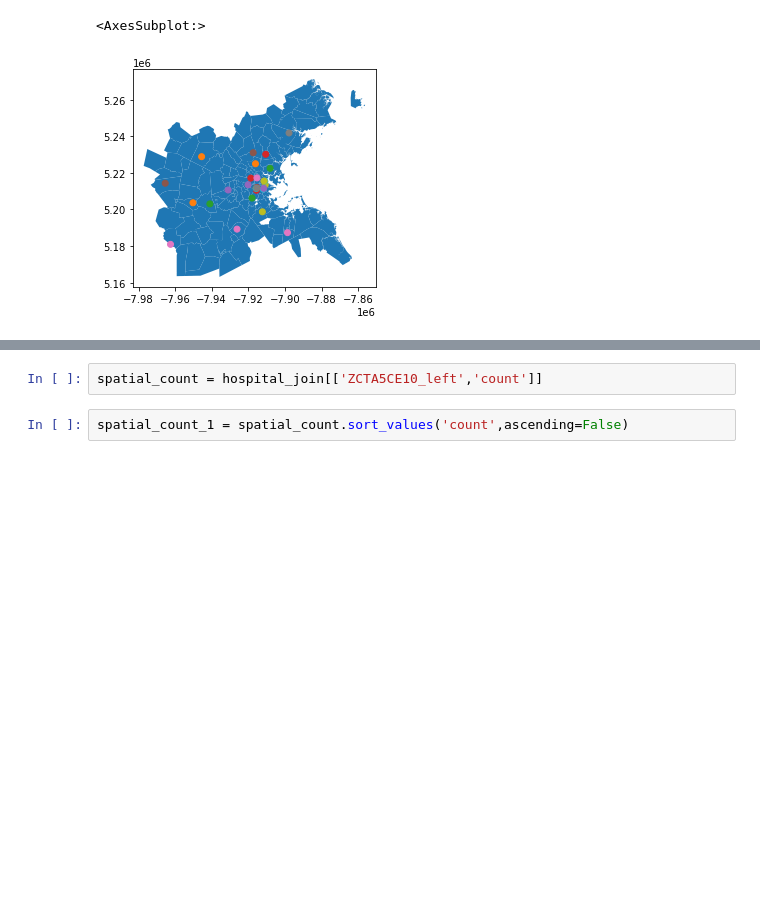
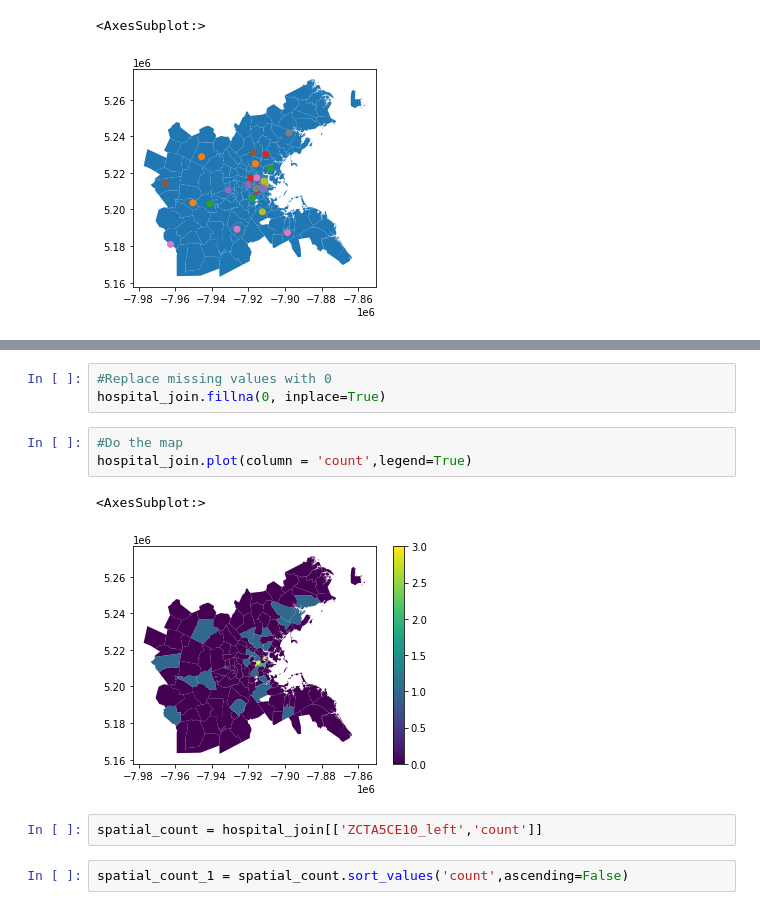
Before and after one commit to zhining-sun/UEP239-FinalProject, a Jupyter notebook: FinalProject_ZhiningSun.ipynb, the cells around one changed output, grey strips where cells are left out. Cells and saved outputs as stored; diff of their text form; blank space fills up the shorter version.

```diff
--- a/FinalProject_ZhiningSun.ipynb
+++ b/FinalProject_ZhiningSun.ipynb
@@ -312,6 +311,15 @@ hospital_join.head()
 | 35 | 25 | 02462 | 2502462 | B5 | G6350 | S | ... |
 | 37 | 25 | 01760 | 2501760 | B5 | G6350 | S | ... |
 5 rows × 26 columns
+# %%
+#Replace missing values with 0
+hospital_join.fillna(0, inplace=True)
+# %%
+#Do the map
+hospital_join.plot(column = 'count',legend=True)
+# %% [output]
+<AxesSubplot:>
+[figure, added]
 # %%
 spatial_count = hospital_join[['ZCTA5CE10_left','count']]
 # %%
```
Also changed, not shown: parts of 15 cells of this notebook.
